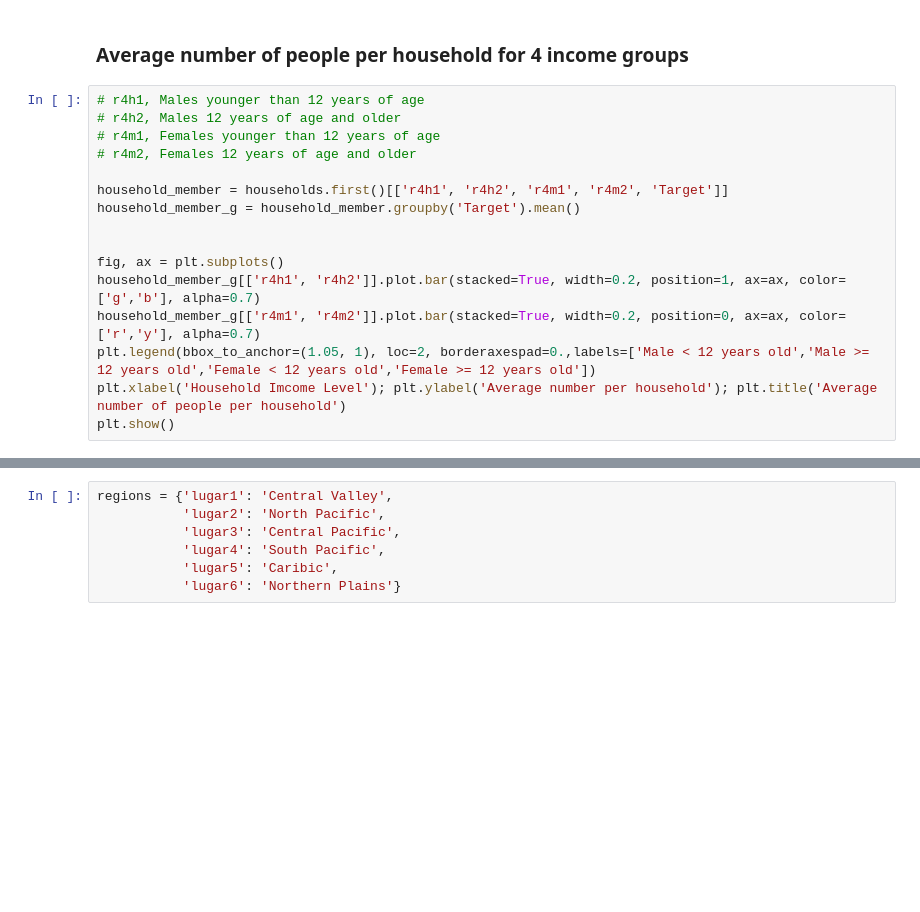
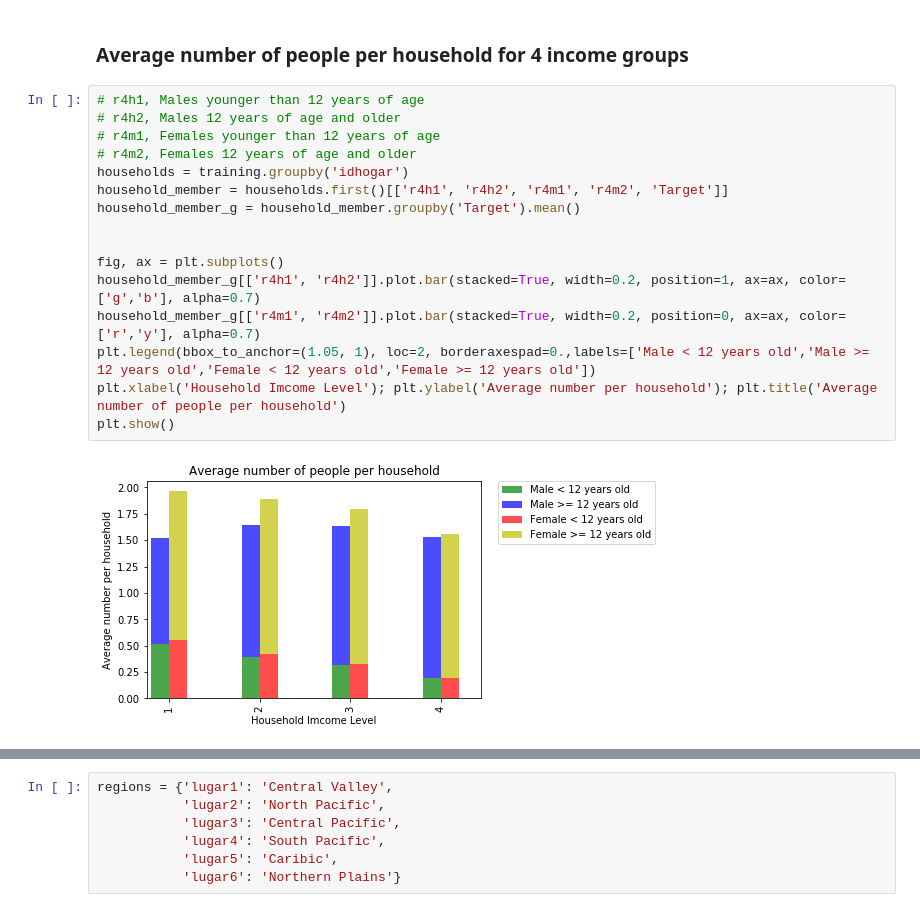
Before and after one commit to zhaomh1998/ece143, a Jupyter notebook: plot1.ipynb, the cells around one changed output, grey strips where cells are left out. Saved outputs shown, nothing was run; the diff lists cells and outputs as text; blank space fills up the shorter version.

Commit message:
Add new household_characteristics dataset loading and parsing (WIP)

```diff
--- a/plot1.ipynb
+++ b/plot1.ipynb
@@ -216,19 +248,21 @@ sns.scatterplot(x='Avg Years of Education for Adults in Household Squared', y='A
 # %%
 # r4h1, Males younger than 12 years of age
 # r4h2, Males 12 years of age and older
 # r4m1, Females younger than 12 years of age
 # r4m2, Females 12 years of age and older
-
+households = training.groupby('idhogar')
 household_member = households.first()[['r4h1', 'r4h2', 'r4m1', 'r4m2', 'Target']]
 household_member_g = household_member.groupby('Target').mean()
 
 
 fig, ax = plt.subplots()
 household_member_g[['r4h1', 'r4h2']].plot.bar(stacked=True, width=0.2, position=1, ax=ax, color=['g','b'], alpha=0.7)
 household_member_g[['r4m1', 'r4m2']].plot.bar(stacked=True, width=0.2, position=0, ax=ax, color=['r','y'], alpha=0.7)
 plt.legend(bbox_to_anchor=(1.05, 1), loc=2, borderaxespad=0.,labels=['Male < 12 years old','Male >= 12 years old','Female < 12 years old','Female >= 12 years old'])
 plt.xlabel('Household Imcome Level'); plt.ylabel('Average number per household'); plt.title('Average number of people per household')
 plt.show()
+# %% [output]
+[figure, added]
 # %% [markdown]
 ### Region Exploration
 <img src="https://image.slidesharecdn.com/sociales-151013022512-lva1-app6891/95/resumen-estudios-sociales-de-regiones-de-costa-rica-1-638.jpg?cb=1444704104">
```
Also changed, not shown: parts of 25 cells of this notebook, 1 other file.
